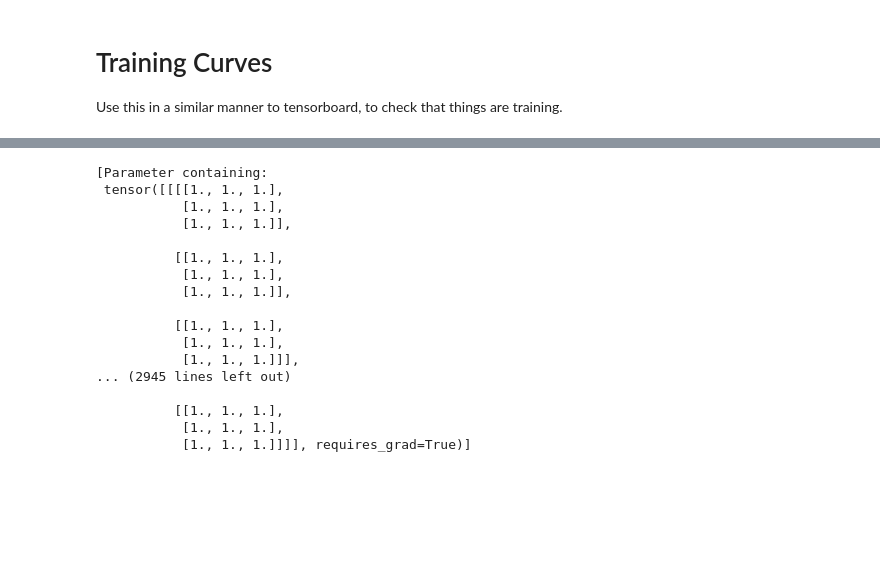
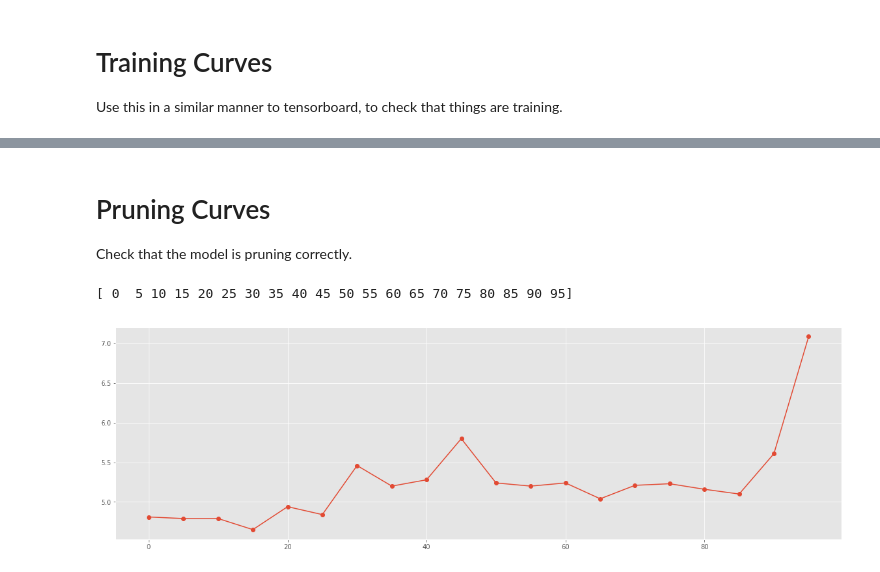
Before and after one commit to jack-willturner/deep-compression, a Jupyter notebook: Plots.ipynb, the cells around one changed output, grey strips where cells are left out. Cells and saved outputs as stored; diff of their text form; code cells hidden in the pictures; blank space fills up the shorter version.

Commit message:
First prunes

```diff
--- a/Plots.ipynb
+++ b/Plots.ipynb
@@ -27,22 +27,20 @@ plt.show()
-# %%
-## inspect the masks
-sd = torch.load('checkpoints/resnet18.t7', map_location='cpu')
-sd['masks']
-# %% [output]
-[Parameter containing:
- tensor([[[[1., 1., 1.],
-           [1., 1., 1.],
-           [1., 1., 1.]],
-
-          [[1., 1., 1.],
-           [1., 1., 1.],
-           [1., 1., 1.]],
-
-          [[1., 1., 1.],
-           [1., 1., 1.],
-           [1., 1., 1.]]],
-... (2945 lines left out)
-
-          [[1., 1., 1.],
-           [1., 1., 1.],
-           [1., 1., 1.]]]], requires_grad=True)]
+# %% [markdown]
+# Pruning Curves
+
+Check that the model is pruning correctly.
+# %%
+checkpoint_base = 'resnet18_l1_'
+
+x = np.arange(0,100,step=5)
+y = []
+
+for prune_rate in x:
+    sd = torch.load('checkpoints/%s.t7' % str(checkpoint_base + str(prune_rate)), map_location='cpu')
+    y.append(sd['error_history'][-1])
+
+fig,ax = plt.subplots(figsize=(20,6))
+ax.plot(x,y,marker='o')
+plt.show()
+# %% [output]
+[ 0  5 10 15 20 25 30 35 40 45 50 55 60 65 70 75 80 85 90 95]
+[figure, added]
```
Also changed, not shown: parts of 1 cell of this notebook, 3 other files.
